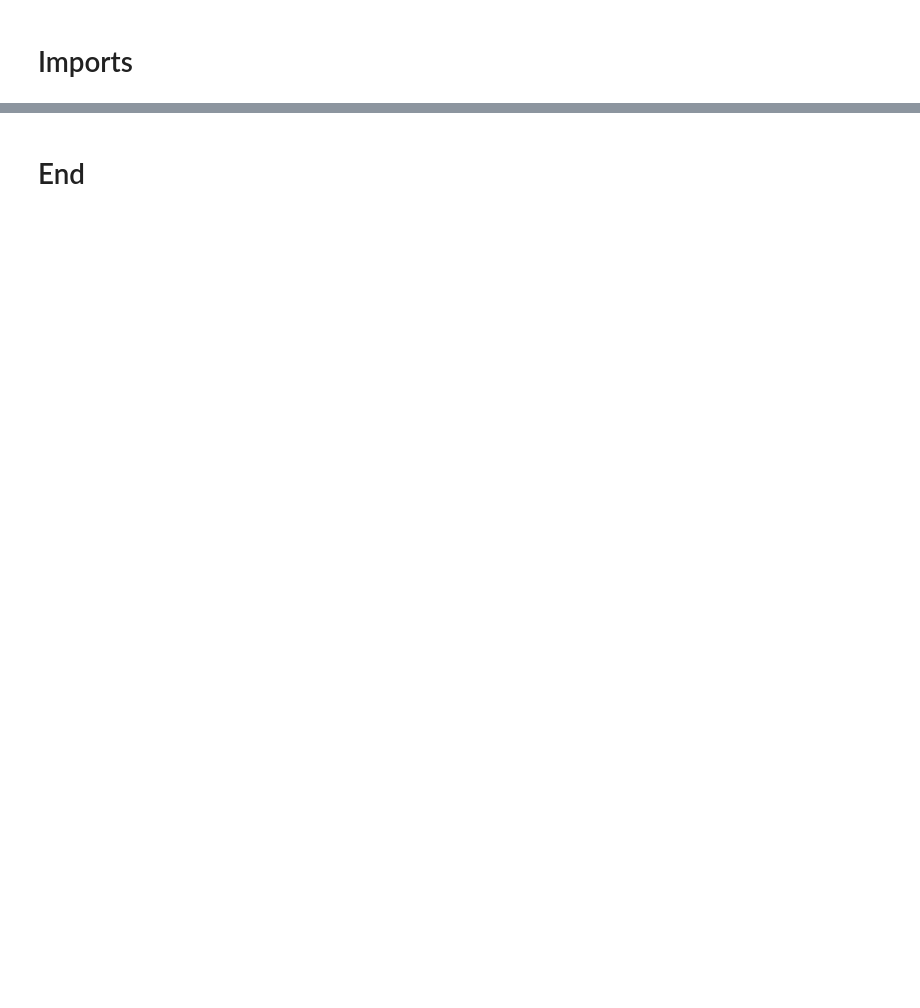
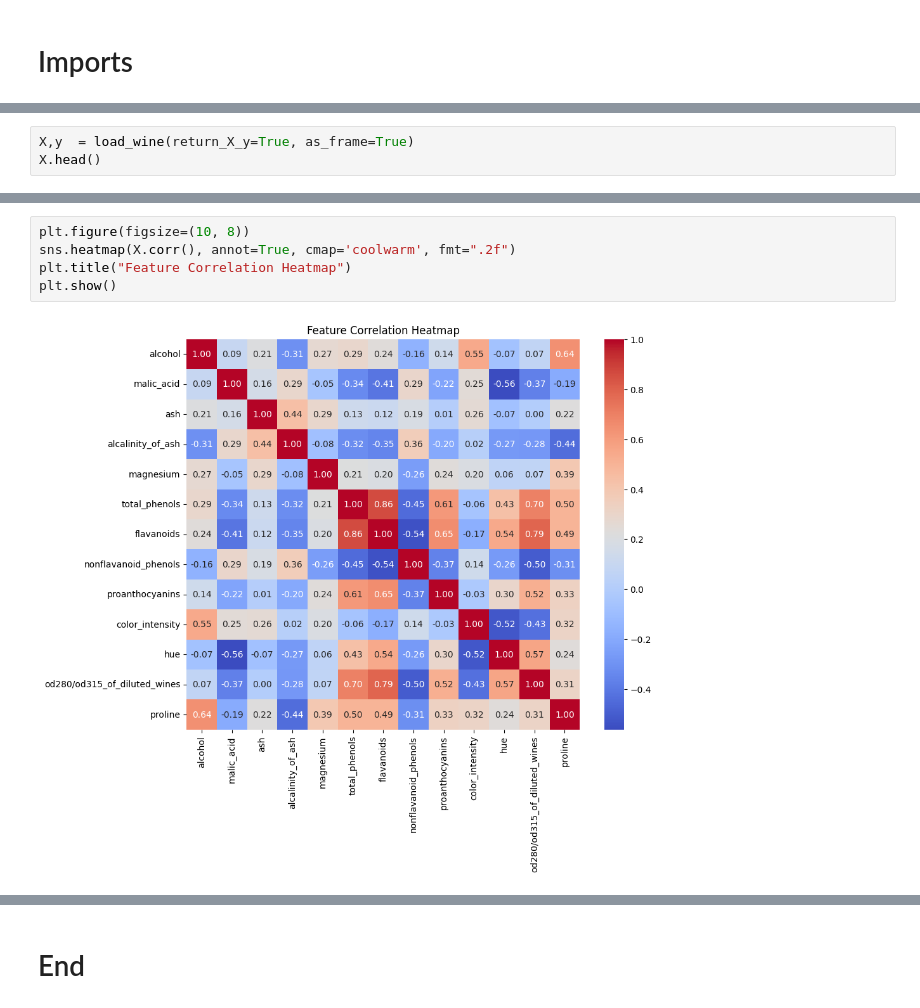
Before and after one commit to dpons222/ML-AI-Self-Learning, a Jupyter notebook: practice_notebook.ipynb, the cells around one changed output, grey strips where cells are left out. Saved outputs shown, nothing was run; the diff lists cells and outputs as text; blank space fills up the shorter version.

```diff
--- a/practice_notebook.ipynb
+++ b/practice_notebook.ipynb
@@ -34,0 +35,3 @@ from sklearn.metrics import accuracy_score, precision_score, recall_score, f1_sc
+# %%
+X,y  = load_wine(return_X_y=True, as_frame=True)
+X.head()
@@ -35 +68,8 @@ from sklearn.metrics import accuracy_score, precision_score, recall_score, f1_sc
+# %%
+plt.figure(figsize=(10, 8))
+sns.heatmap(X.corr(), annot=True, cmap='coolwarm', fmt=".2f")
+plt.title("Feature Correlation Heatmap")
+plt.show()
+# %% [output]
+[figure, added]
 # %%
```
Also changed, not shown: parts of 12 cells of this notebook, 4 other files.
